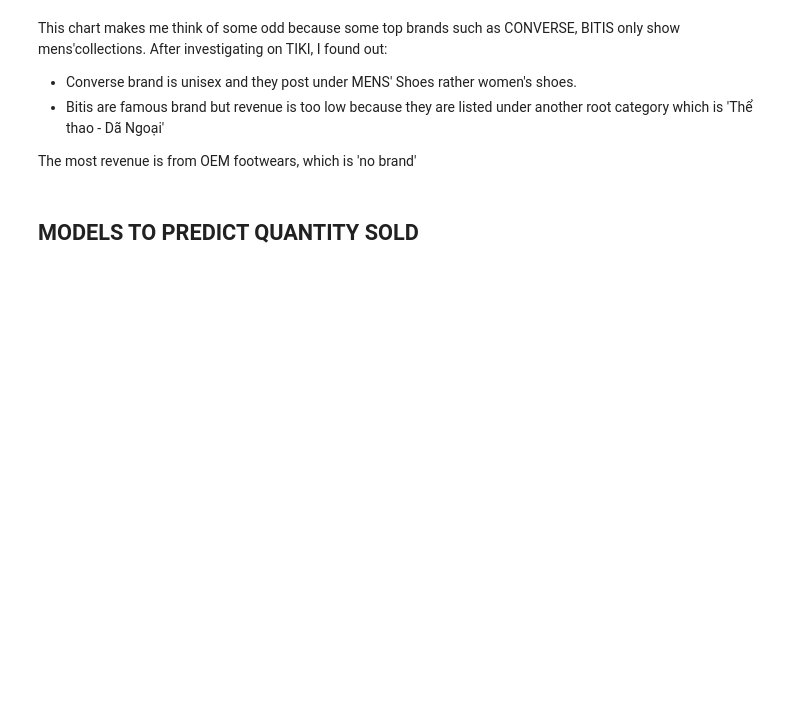
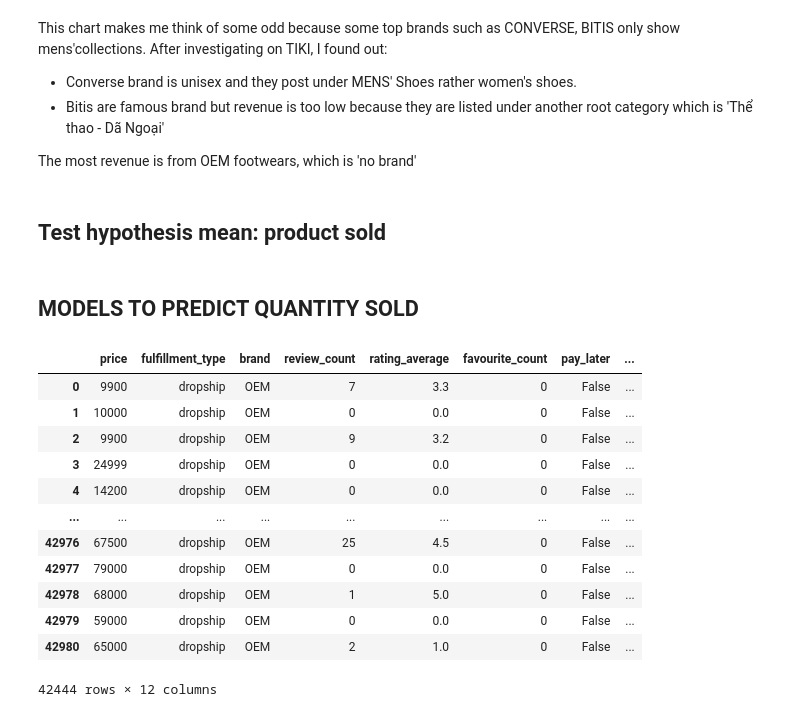
Before and after one commit to minhpham0201/TIKI, a Jupyter notebook: ANALYTICS.ipynb, the cells around one changed output. Saved outputs shown, nothing was run; the diff lists cells and outputs as text; code cells hidden in the pictures; blank space fills up the shorter version.

```diff
--- a/ANALYTICS.ipynb
+++ b/ANALYTICS.ipynb
@@ -70,6 +70,7 @@ concat_df['alltime_quantity_sold'] = concat_df['alltime_quantity_sold'].replace(
 concat_df['quantity_sold'] = concat_df['quantity_sold'].fillna(0)
 concat_df['rating_average'] = concat_df['rating_average']
 concat_df['ASA_cashback_transformed'] = concat_df['ASA_cashback'].apply(lambda x: float(x.split()[1].replace(',','.')))
+concat_df['vnd_cashback'] = concat_df['ASA_cashback'].apply(lambda x: (x.split()[4]).replace('đ)','').replace('.','')).astype(int)
 concat_df['pay_later'] = concat_df['pay_later'].notna()
 concat_df['brand'] = concat_df['brand'].replace('\tOEM','OEM')
 concat_df['discount_rate'] = (concat_df['list_price'] - concat_df['price']) / concat_df['list_price']
@@ -229,5 +237,27 @@ After investigating on TIKI, I found out:
 - Bitis are famous brand but revenue is too low because they are listed under another root category which is 'Thể thao - Dã Ngoại'
 
 The most revenue is from OEM footwears, which is 'no brand'
+# %% [markdown]
+## Test hypothesis mean: product sold
 # %% [markdown]
 ## MODELS TO PREDICT QUANTITY SOLD
+# %%
+cols = ['price','fulfillment_type','brand','review_count','rating_average','favourite_count','pay_later','date_created',
+        'category_name','has_video','vnd_cashback','discount_rate']
+model_df = concat_df[cols]
+# %%
+model_df
+# %% [output]
+|  | price | fulfillment_type | brand | review_count | rating_average | favourite_count | pay_later | ... |
+| 0 | 9900 | dropship | OEM | 7 | 3.3 | 0 | False | ... |
+| 1 | 10000 | dropship | OEM | 0 | 0.0 | 0 | False | ... |
+| 2 | 9900 | dropship | OEM | 9 | 3.2 | 0 | False | ... |
+| 3 | 24999 | dropship | OEM | 0 | 0.0 | 0 | False | ... |
+| 4 | 14200 | dropship | OEM | 0 | 0.0 | 0 | False | ... |
+| ... | ... | ... | ... | ... | ... | ... | ... | ... |
+| 42976 | 67500 | dropship | OEM | 25 | 4.5 | 0 | False | ... |
+| 42977 | 79000 | dropship | OEM | 0 | 0.0 | 0 | False | ... |
+| 42978 | 68000 | dropship | OEM | 1 | 5.0 | 0 | False | ... |
+| 42979 | 59000 | dropship | OEM | 0 | 0.0 | 0 | False | ... |
+| 42980 | 65000 | dropship | OEM | 2 | 1.0 | 0 | False | ... |
+42444 rows × 12 columns
```
Also changed, not shown: parts of 8 cells of this notebook, 2 other files.
